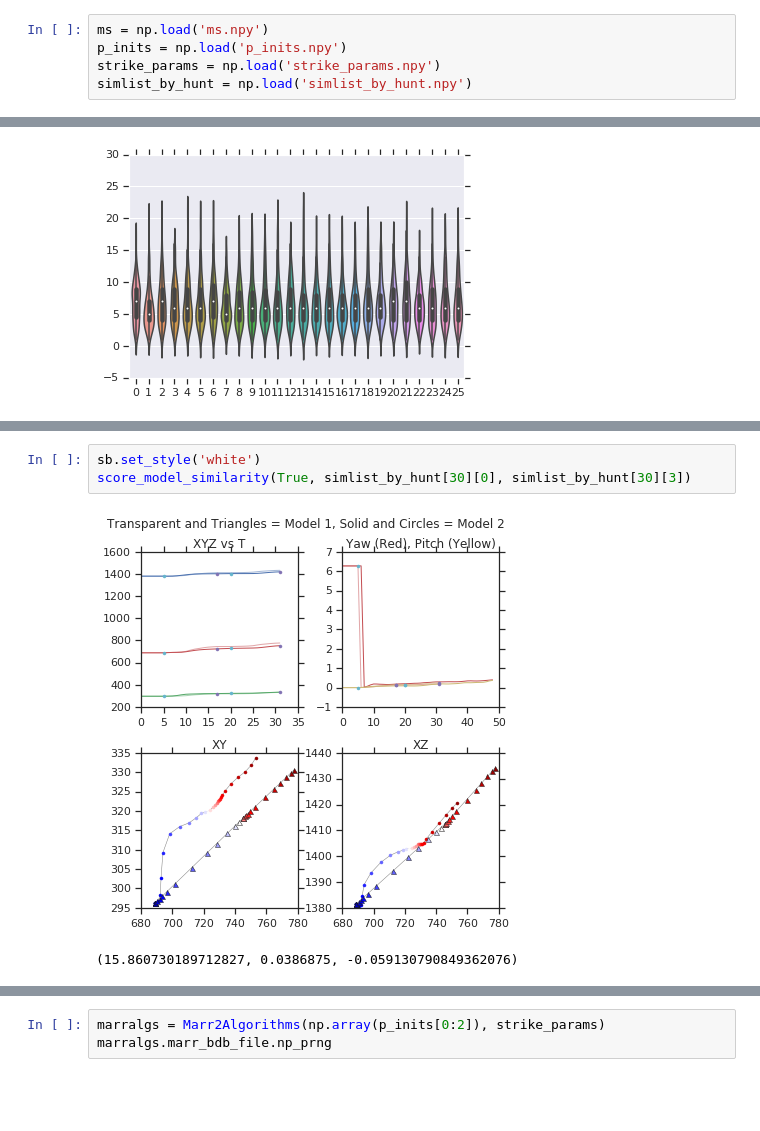
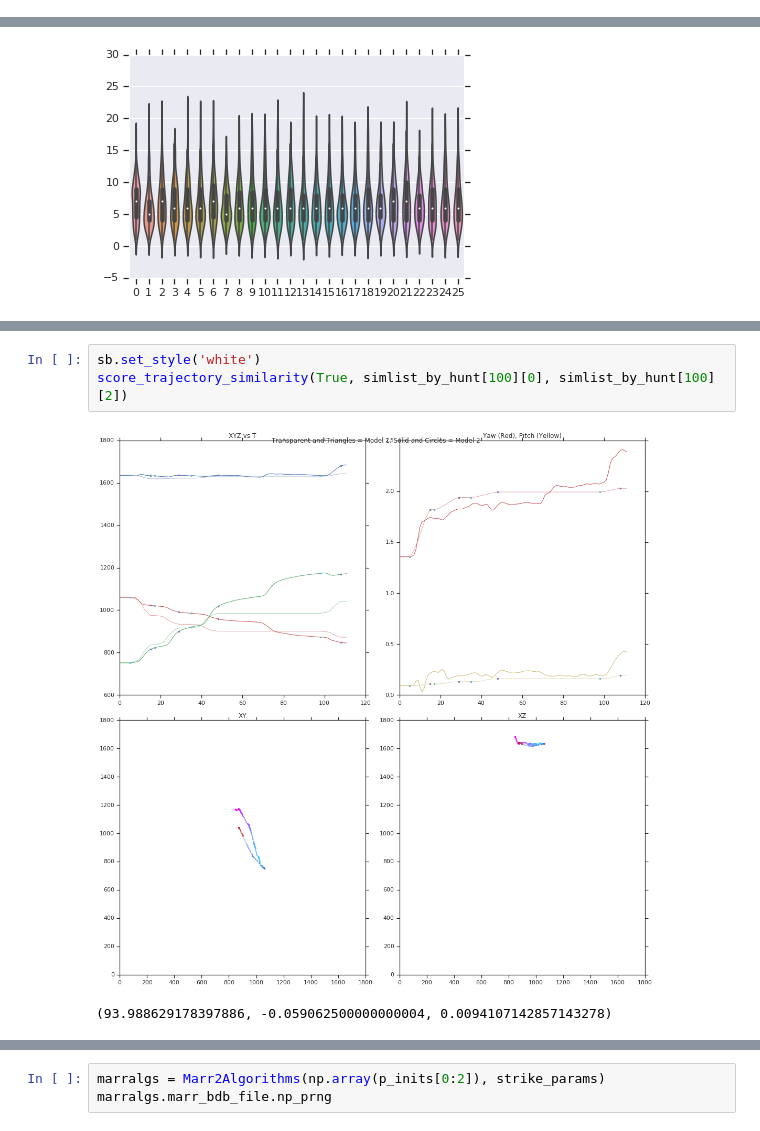
Before and after one commit to elifesciences-publications/PreycapMaster, a Jupyter notebook: Model_Plot.ipynb, the cells around one changed output, grey strips where cells are left out. Cells and saved outputs as stored; diff of their text form; blank space fills up the shorter version.

Commit message:
combined all spherical bouts and wrote wrapper for model scoring

```diff
--- a/Model_Plot.ipynb
+++ b/Model_Plot.ipynb
@@ -12,11 +12,6 @@ np.random.seed()
 %matplotlib inline
 sb.set()
 current_palette = sb.color_palette()
-# %%
-ms = np.load('ms.npy')
-p_inits = np.load('p_inits.npy')
-strike_params = np.load('strike_params.npy')
-simlist_by_hunt = np.load('simlist_by_hunt.npy')
 # %%
 run pc_model
 # %% [output]
@@ -97,6 +69,6 @@ Ttest_1sampResult(statistic=-9.3251758219129055, pvalue=1.8893914982390291e-09)
 # %%
 sb.set_style('white')
-score_model_similarity(True, simlist_by_hunt[30][0], simlist_by_hunt[30][3])
+score_trajectory_similarity(True, simlist_by_hunt[100][0], simlist_by_hunt[100][2])
 # %% [output]
-[figure, old version]
+[figure, new version]
-(15.860730189712827, 0.0386875, -0.059130790849362076)
+(93.988629178397886, -0.059062500000000004, 0.0094107142857143278)
```
Also changed, not shown: parts of 8 cells of this notebook, 1 other file.
